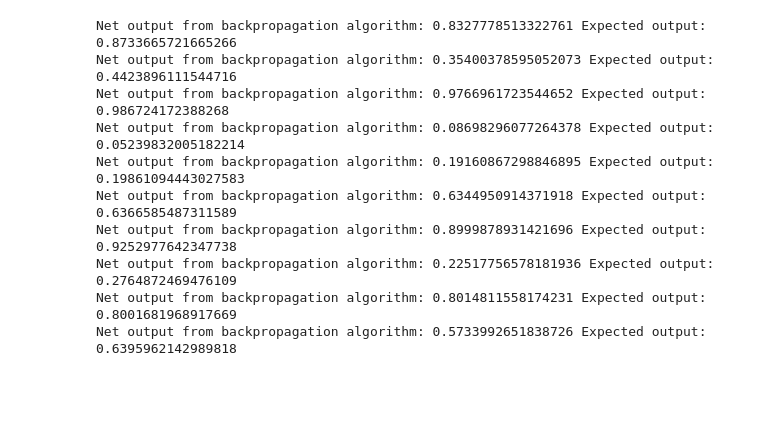
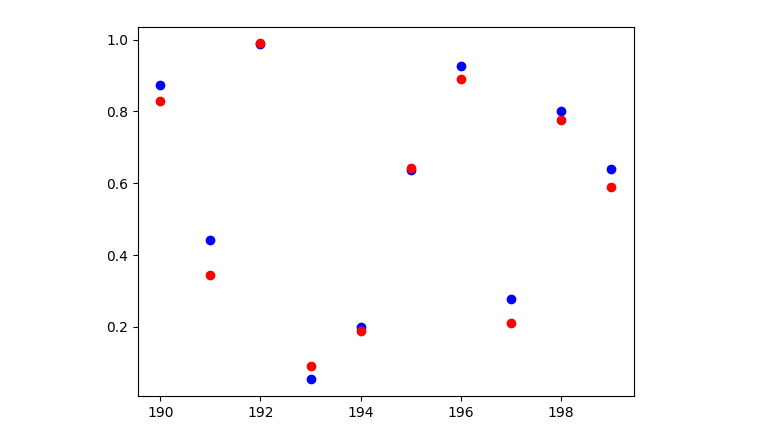
Before and after one commit to NattyCodes/ENEL525-Lab4, a Jupyter notebook: part1.ipynb, the cells around one changed output. Drawn from its saved outputs; the diff is of its cells as text; code cells hidden in the pictures; blank space fills up the shorter version.

```diff
--- a/part1.ipynb
+++ b/part1.ipynb
@@ -71,21 +71,22 @@ plt.semilogy(mse_iterations)
 # %%
+net_output = np.zeros(10)
+expected_output = np.zeros(10)
 for index in range(190, 200):
     p = np.array([trainingData[index-1], trainingData[index-2]])
     t = trainingData[index]
     netInputFirstLayer = np.dot(weightsLayer1, p.reshape(2,1)) + biasesLayer1.reshape(5, 1)
     logSigmoid(netInputFirstLayer)
     outputFirstLayer = netInputFirstLayer
 
     netOutput = np.dot(outputFirstLayer.reshape(1, 5), weightsLayer2.reshape(5, 1)) + biasLayer2 # Same as the net input to the second layer as it is a linear transfer function
-    print("Net output from backpropagation algorithm: " + str(netOutput.ravel()[0]) + " Expected output: " + str(t))
+    net_output[index-190] = netOutput
+    expected_output[index-190] = t
+
+x = [190, 191, 192, 193, 194, 195, 196, 197, 198, 199]
+
+plt.scatter(x, expected_output, label='expected', color='blue')
+plt.scatter(x, net_output, label='net', color='red')
+
+plt.show()
 # %% [output]
-Net output from backpropagation algorithm: 0.8327778513322761 Expected output: 0.8733665721665266
-Net output from backpropagation algorithm: 0.35400378595052073 Expected output: 0.4423896111544716
-Net output from backpropagation algorithm: 0.9766961723544652 Expected output: 0.986724172388268
-Net output from backpropagation algorithm: 0.08698296077264378 Expected output: 0.05239832005182214
-Net output from backpropagation algorithm: 0.19160867298846895 Expected output: 0.19861094443027583
-Net output from backpropagation algorithm: 0.6344950914371918 Expected output: 0.6366585487311589
-Net output from backpropagation algorithm: 0.8999878931421696 Expected output: 0.9252977642347738
-Net output from backpropagation algorithm: 0.22517756578181936 Expected output: 0.2764872469476109
-Net output from backpropagation algorithm: 0.8014811558174231 Expected output: 0.8001681968917669
-Net output from backpropagation algorithm: 0.5733992651838726 Expected output: 0.6395962142989818
+[figure, added]
```
Also changed, not shown: parts of 2 cells of this notebook, 1 other file.
